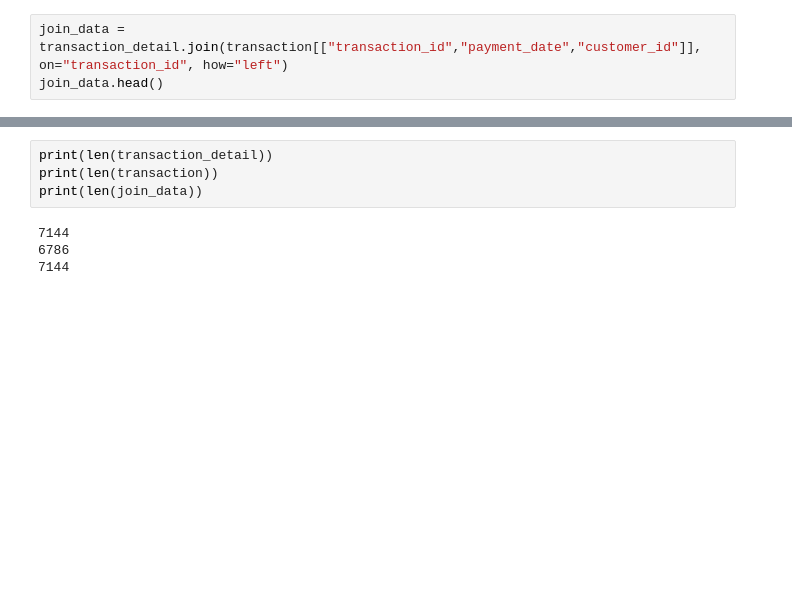
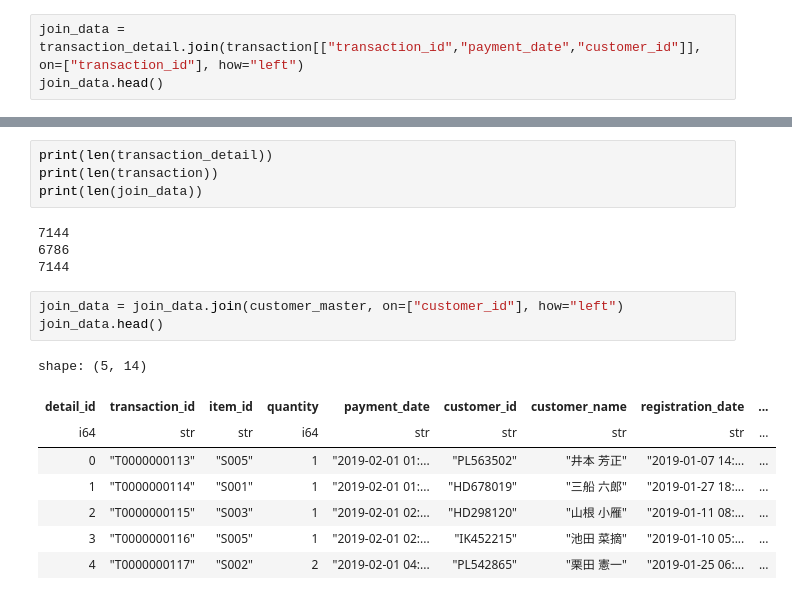
Before and after one commit to HiroshiATakano/VSCode2, a Jupyter notebook: Python実践データ分析100本.ipynb, the cells around one changed output, grey strips where cells are left out. Drawn from its saved outputs; the diff is of its cells as text; blank space fills up the shorter version.

```diff
--- a/Python実践データ分析100本.ipynb
+++ b/Python実践データ分析100本.ipynb
@@ -129,7 +127,7 @@ print(len(transaction_detail))
 2144
 7144
 # %%
-join_data = transaction_detail.join(transaction[["transaction_id","payment_date","customer_id"]], on="transaction_id", how="left")
+join_data = transaction_detail.join(transaction[["transaction_id","payment_date","customer_id"]], on=["transaction_id"], how="left")
 join_data.head()
 # %% [output]
 shape: (5, 6)
@@ -148,3 +146,15 @@ print(len(join_data))
 7144
 6786
 7144
+# %%
+join_data = join_data.join(customer_master, on=["customer_id"], how="left")
+join_data.head()
+# %% [output]
+shape: (5, 14)
+| detail_id | transaction_id | item_id | quantity | payment_date | customer_id | customer_name | registration_date | ... |
+| i64 | str | str | i64 | str | str | str | str | ... |
+| 0 | "T0000000113" | "S005" | 1 | "2019-02-01 01:... | "PL563502" | "井本 芳正" | "2019-01-07 14:... | ... |
+| 1 | "T0000000114" | "S001" | 1 | "2019-02-01 01:... | "HD678019" | "三船 六郎" | "2019-01-27 18:... | ... |
+| 2 | "T0000000115" | "S003" | 1 | "2019-02-01 02:... | "HD298120" | "山根 小雁" | "2019-01-11 08:... | ... |
+| 3 | "T0000000116" | "S005" | 1 | "2019-02-01 02:... | "IK452215" | "池田 菜摘" | "2019-01-10 05:... | ... |
+| 4 | "T0000000117" | "S002" | 2 | "2019-02-01 04:... | "PL542865" | "栗田 憲一" | "2019-01-25 06:... | ... |
```
Also changed, not shown: parts of 4 cells of this notebook.
